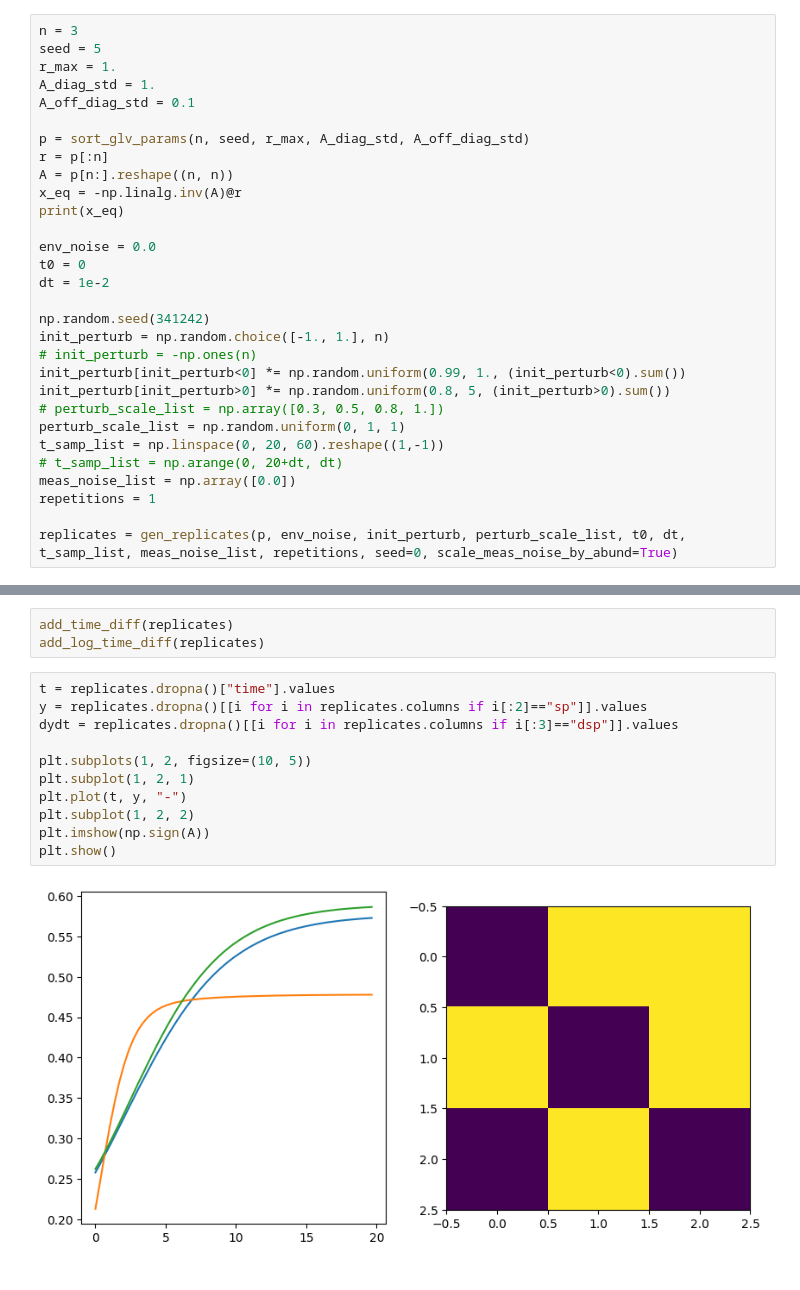
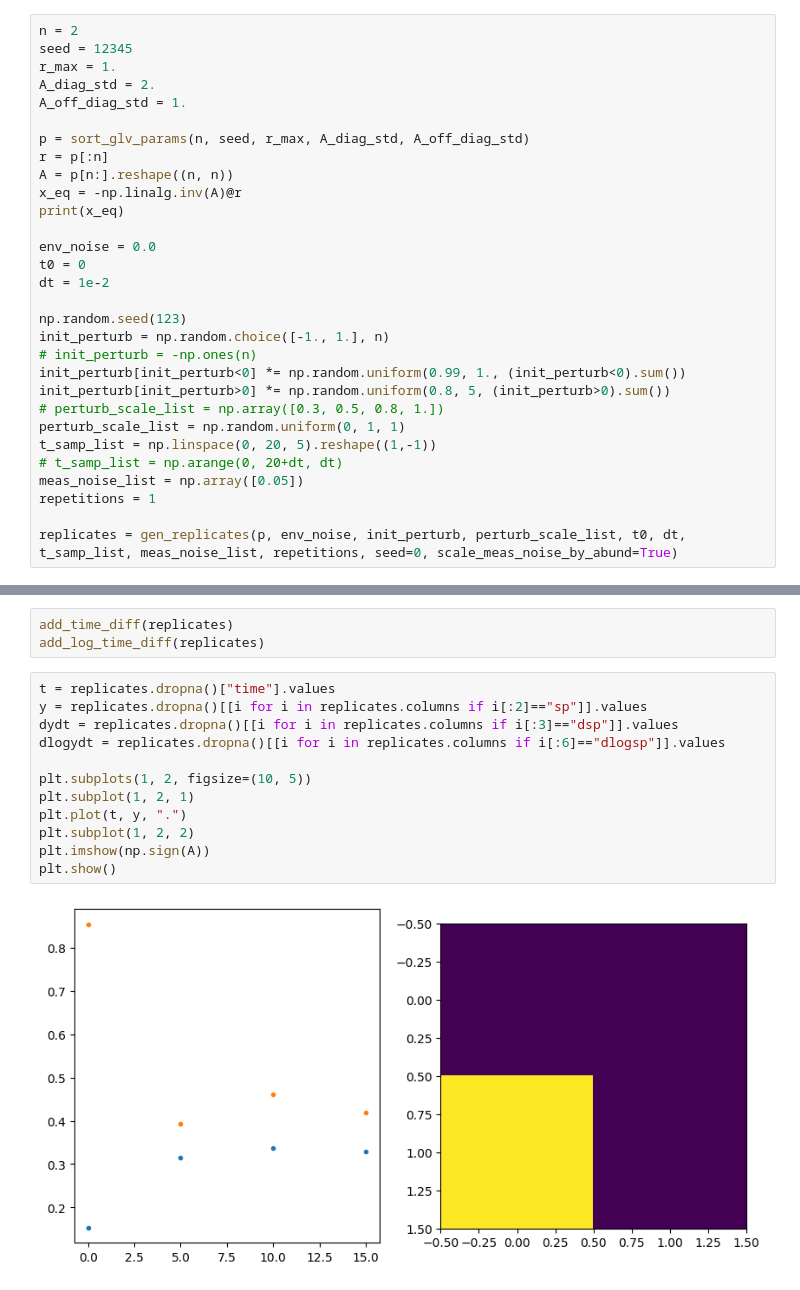
Before and after one commit to joaovaleriano/gLV_OED, a Jupyter notebook: notebooks/sgd_fit_tests.ipynb, the cells around one changed output, grey strips where cells are left out. Drawn from its saved outputs; the diff is of its cells as text.

```diff
--- a/notebooks/sgd_fit_tests.ipynb
+++ b/notebooks/sgd_fit_tests.ipynb
@@ -13,11 +13,11 @@ from experiments import *
 from analysis import *
 from inference import *
 # %%
-n = 3
-seed = 5
+n = 2
+seed = 12345
 r_max = 1.
-A_diag_std = 1.
-A_off_diag_std = 0.1
+A_diag_std = 2.
+A_off_diag_std = 1.
 
 p = sort_glv_params(n, seed, r_max, A_diag_std, A_off_diag_std)
 r = p[:n]
@@ -29,16 +29,16 @@ env_noise = 0.0
 t0 = 0
 dt = 1e-2
 
-np.random.seed(341242)
+np.random.seed(123)
 init_perturb = np.random.choice([-1., 1.], n)
 # init_perturb = -np.ones(n)
 init_perturb[init_perturb<0] *= np.random.uniform(0.99, 1., (init_perturb<0).sum())
 init_perturb[init_perturb>0] *= np.random.uniform(0.8, 5, (init_perturb>0).sum())
 # perturb_scale_list = np.array([0.3, 0.5, 0.8, 1.])
 perturb_scale_list = np.random.uniform(0, 1, 1)
-t_samp_list = np.linspace(0, 20, 60).reshape((1,-1))
+t_samp_list = np.linspace(0, 20, 5).reshape((1,-1))
 # t_samp_list = np.arange(0, 20+dt, dt)
-meas_noise_list = np.array([0.0])
+meas_noise_list = np.array([0.05])
 repetitions = 1
 
 replicates = gen_replicates(p, env_noise, init_perturb, perturb_scale_list, t0, dt, t_samp_list, meas_noise_list, repetitions, seed=0, scale_meas_noise_by_abund=True)
@@ -51,13 +51,14 @@ add_log_time_diff(replicates)
 # %%
 t = replicates.dropna()["time"].values
 y = replicates.dropna()[[i for i in replicates.columns if i[:2]=="sp"]].values
 dydt = replicates.dropna()[[i for i in replicates.columns if i[:3]=="dsp"]].values
+dlogydt = replicates.dropna()[[i for i in replicates.columns if i[:6]=="dlogsp"]].values
 
 plt.subplots(1, 2, figsize=(10, 5))
 plt.subplot(1, 2, 1)
-plt.plot(t, y, "-")
+plt.plot(t, y, ".")
 plt.subplot(1, 2, 2)
 plt.imshow(np.sign(A))
 plt.show()
 # %% [output]
-[figure, old version]
+[figure, new version]
```
Also changed, not shown: parts of 29 cells of this notebook, 1 other file.
